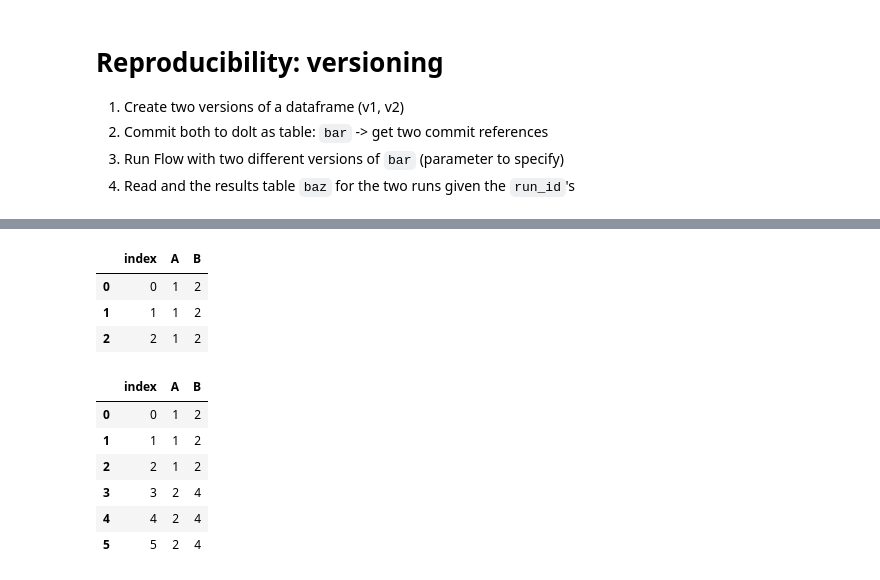
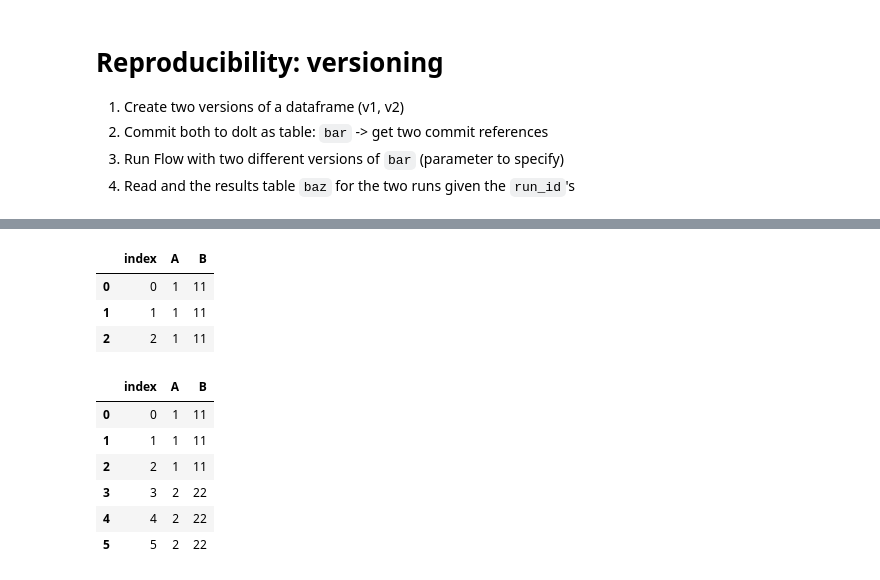
Before and after one commit to dolthub/metaflow, a Jupyter notebook: dolt-demos/1-reproducibility-3-versioning/versioning_demo.ipynb, the cells around one changed output, grey strips where cells are left out. Drawn from its saved outputs; the diff is of its cells as text; code cells hidden in the pictures.

Commit message:
Demo progress with client

```diff
--- a/dolt-demos/1-reproducibility-3-versioning/versioning_demo.ipynb
+++ b/dolt-demos/1-reproducibility-3-versioning/versioning_demo.ipynb
@@ -130,12 +152,10 @@ Date:   Fri Jan 15 11:32:33 -0800 2021
 # %%
-run2 = "VersioningDemo/1610739150109964"
+run2_id = "1610922986903927"
 # %%
-from metaflow.datatools.dolt import DoltDT, DoltClient
-d = DoltClient(run1)
-d.steps # ["middle"]
-run1_res = d.step_artifacts(d.steps[0])["baz"]
+from metaflow.datatools.dolt import DoltDT, DoltRun
+d1 = DoltRun(flow_name="VersioningDemo", run_id=run1_id)
+d2 = DoltRun(flow_name="VersioningDemo", run_id=run2_id)
 
-d = DoltClient(run2)
-d.steps # ["middle"]
-run2_res = d.step_artifacts(d.steps[0])["baz"]
+res1 = d1.writes[0].data
+res2 = d2.writes[0].data
 # %% [output]
@@ -199,17 +186,17 @@ run2_res = d.step_artifacts(d.steps[0])["baz"]
 # %%
-run1_res
+res1
 # %% [output]
 |  | index | A | B |
-| 0 | 0 | 1 | 2 |
-| 1 | 1 | 1 | 2 |
-| 2 | 2 | 1 | 2 |
+| 0 | 0 | 1 | 11 |
+| 1 | 1 | 1 | 11 |
+| 2 | 2 | 1 | 11 |
 # %%
-run2_res
+res2
 # %% [output]
 |  | index | A | B |
-| 0 | 0 | 1 | 2 |
-| 1 | 1 | 1 | 2 |
-| 2 | 2 | 1 | 2 |
-| 3 | 3 | 2 | 4 |
-| 4 | 4 | 2 | 4 |
-| 5 | 5 | 2 | 4 |
+| 0 | 0 | 1 | 11 |
+| 1 | 1 | 1 | 11 |
+| 2 | 2 | 1 | 11 |
+| 3 | 3 | 2 | 22 |
+| 4 | 4 | 2 | 22 |
+| 5 | 5 | 2 | 22 |
```
Also changed, not shown: parts of 8 cells of this notebook, 5 other files.
